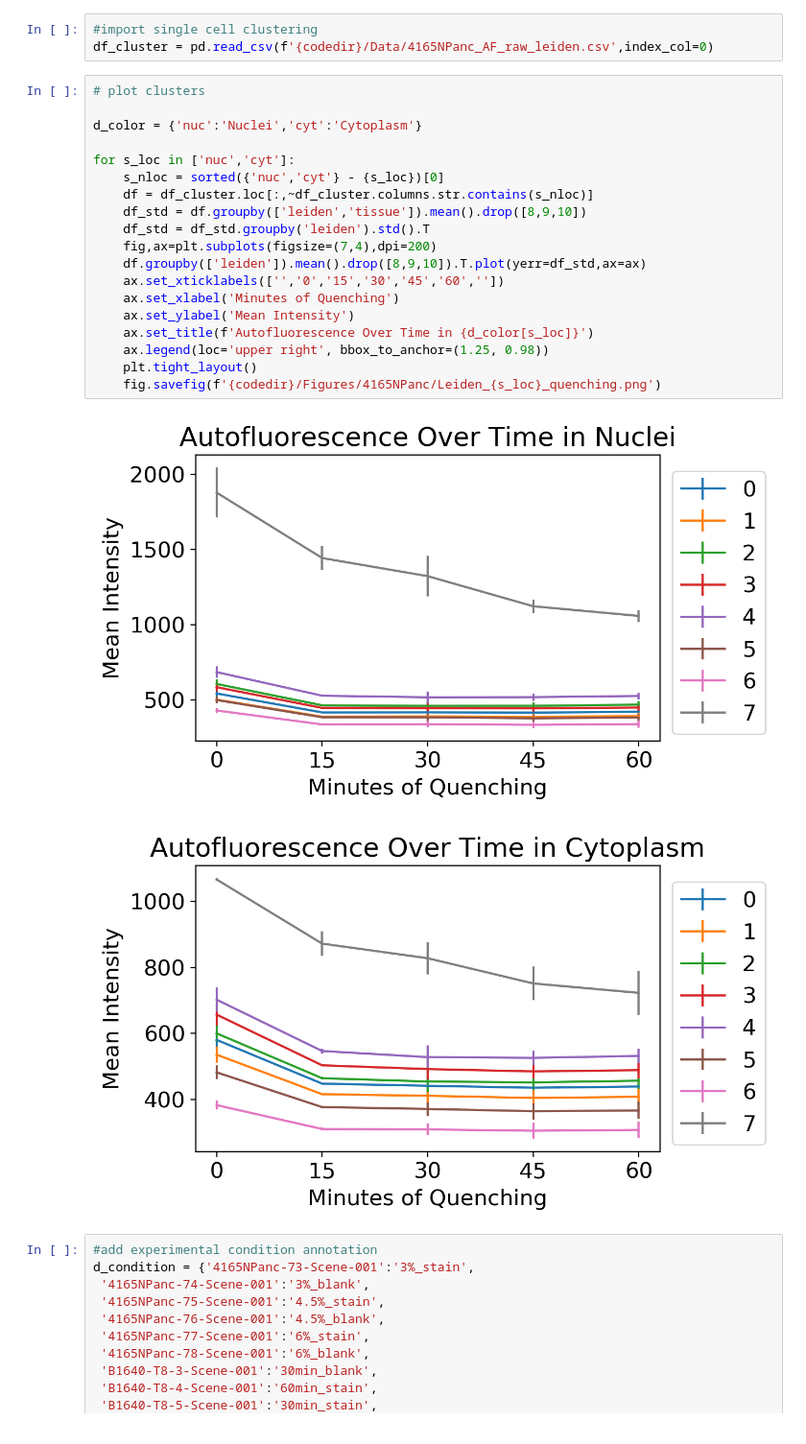
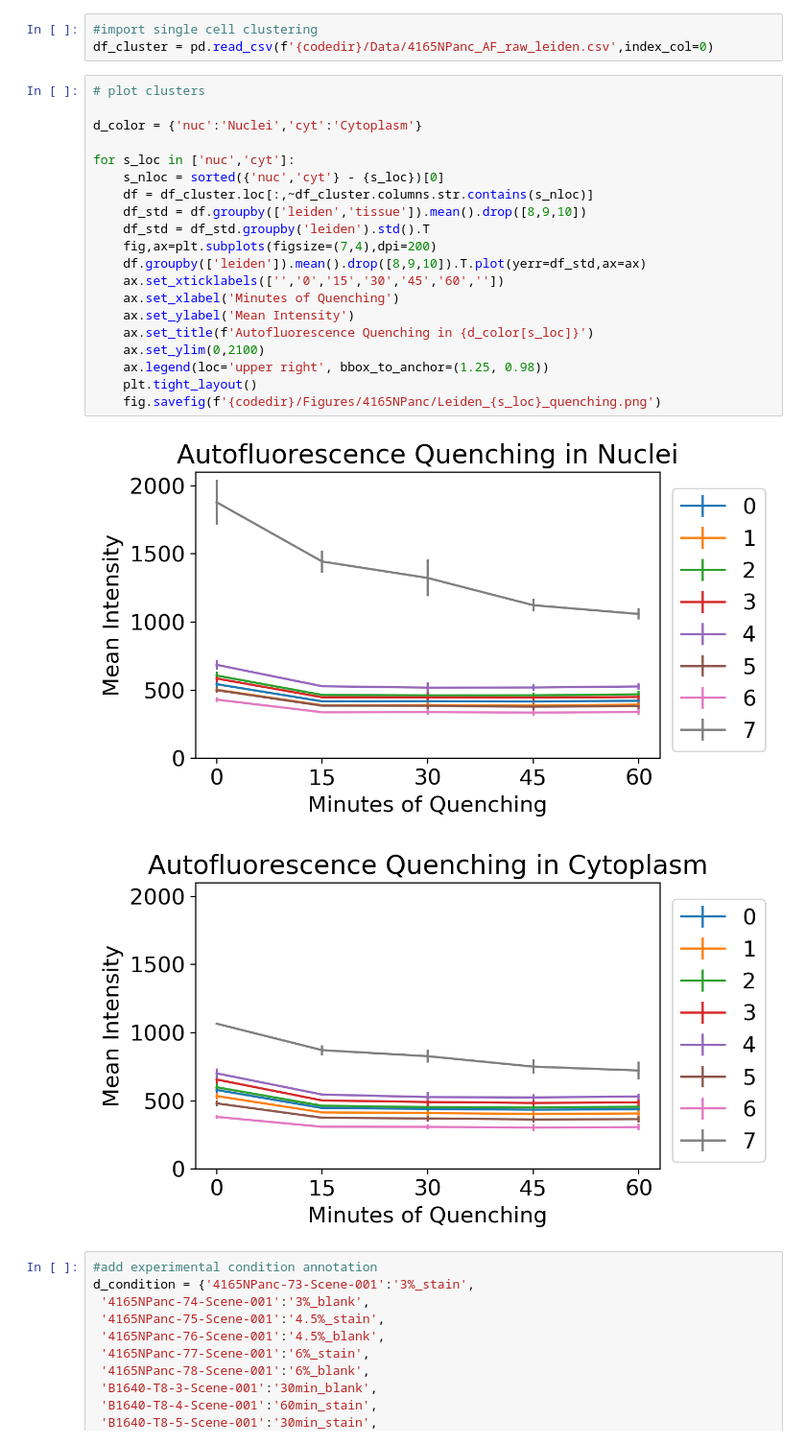
Before and after one commit to engjen/cycIF_Validation, a Jupyter notebook: Fig2_Quenching_analysis.ipynb, the cells around one changed output. Shown: that part at 96% size. Cells and saved outputs as stored; diff of their text form.

```diff
--- a/Fig2_Quenching_analysis.ipynb
+++ b/Fig2_Quenching_analysis.ipynb
@@ -62,25 +62,26 @@ df_cluster = pd.read_csv(f'{codedir}/Data/4165NPanc_AF_raw_leiden.csv',index_col
 # %%
 # plot clusters
 
 d_color = {'nuc':'Nuclei','cyt':'Cytoplasm'}
 
 for s_loc in ['nuc','cyt']:
     s_nloc = sorted({'nuc','cyt'} - {s_loc})[0]
     df = df_cluster.loc[:,~df_cluster.columns.str.contains(s_nloc)]
     df_std = df.groupby(['leiden','tissue']).mean().drop([8,9,10])
     df_std = df_std.groupby('leiden').std().T
     fig,ax=plt.subplots(figsize=(7,4),dpi=200)
     df.groupby(['leiden']).mean().drop([8,9,10]).T.plot(yerr=df_std,ax=ax)
     ax.set_xticklabels(['','0','15','30','45','60',''])
     ax.set_xlabel('Minutes of Quenching')
     ax.set_ylabel('Mean Intensity')
-    ax.set_title(f'Autofluorescence Over Time in {d_color[s_loc]}')
+    ax.set_title(f'Autofluorescence Quenching in {d_color[s_loc]}')
+    ax.set_ylim(0,2100)
     ax.legend(loc='upper right', bbox_to_anchor=(1.25, 0.98))
     plt.tight_layout()
     fig.savefig(f'{codedir}/Figures/4165NPanc/Leiden_{s_loc}_quenching.png')
 # %% [output]
-[figure, old version]
+[figure, new version]
-[figure, old version]
+[figure, new version]
 # %%
 #add experimental condition annotation
 d_condition = {'4165NPanc-73-Scene-001':'3%_stain',
```
Also changed, not shown: parts of 1 cell of this notebook, 1 other file.
